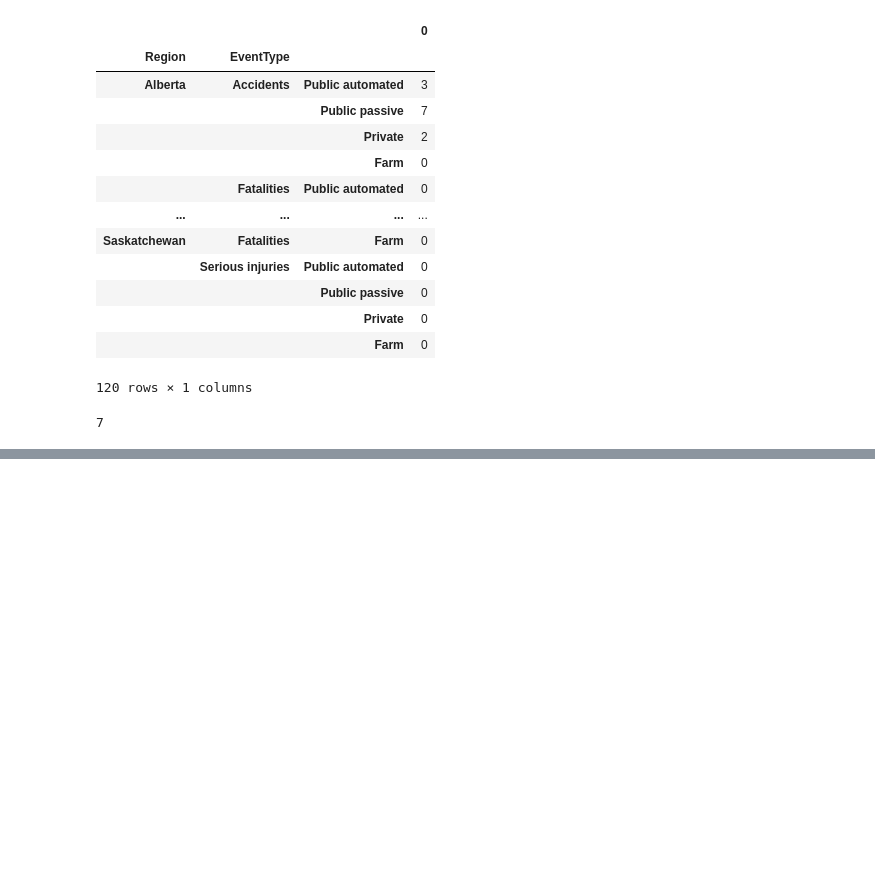
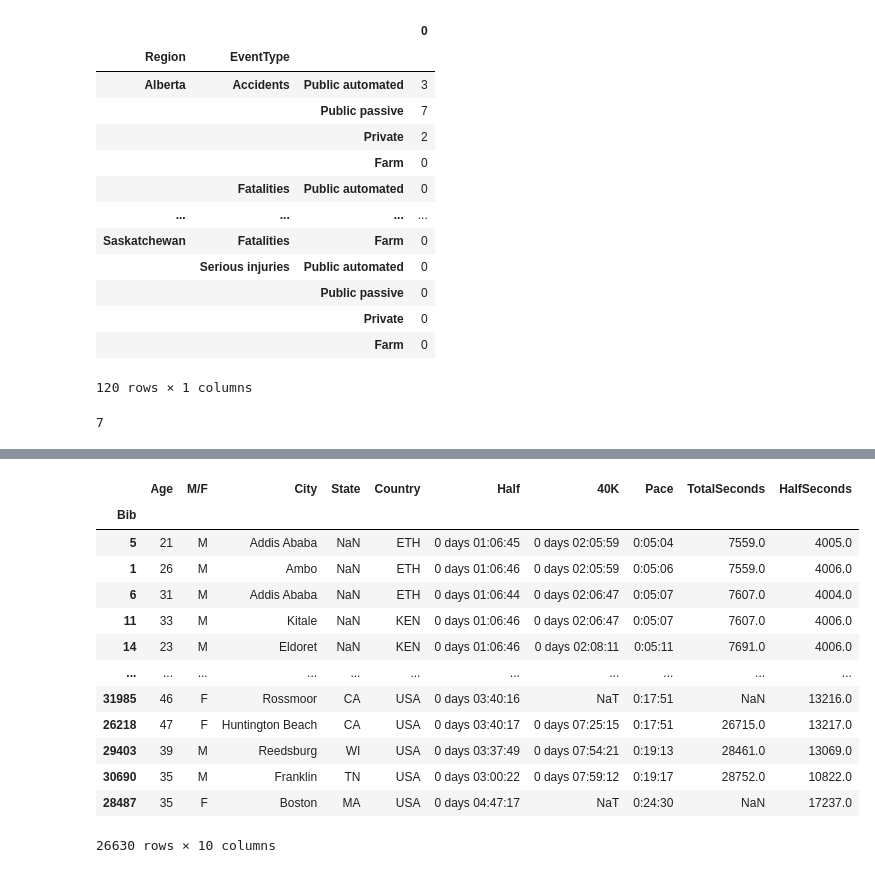
Before and after one commit to Szafranerio/Data_InDepth, a Jupyter notebook: Pandas/Pandas_MultiIndex.ipynb, the cells around one changed output, grey strips where cells are left out. Saved outputs shown, nothing was run; the diff lists cells and outputs as text; code cells hidden in the pictures; blank space fills up the shorter version.

```diff
--- a/Pandas/Pandas_MultiIndex.ipynb
+++ b/Pandas/Pandas_MultiIndex.ipynb
@@ -353,0 +388,3 @@ stacked_data.unstack(0)
+# %%
+data = pd.read_csv('./data/marathon_results_2016.csv', usecols=['Bib', '40K', 'Half', 'Pace', 'Age', 'M/F', 'Country', 'State', 'City'], index_col='Bib')
+data
@@ -353,0 +428,23 @@ stacked_data.unstack(0)
+# %%
+data['40K'] = pd.to_timedelta(data['40K'], errors='coerce')
+data['Half'] = pd.to_timedelta(data['Half'], errors='coerce')
+
+data['TotalSeconds'] = data['40K'].apply(lambda x: x.total_seconds() if pd.notnull(x) else None)
+data['HalfSeconds'] = data['Half'].apply(lambda x: x.total_seconds() if pd.notnull(x) else None)
+
+data
+# %% [output]
+|  | Age | M/F | City | State | Country | Half | 40K | Pace | TotalSeconds | HalfSeconds |
+| Bib |  |  |  |  |  |  |  |  |  |  |
+| 5 | 21 | M | Addis Ababa | NaN | ETH | 0 days 01:06:45 | 0 days 02:05:59 | 0:05:04 | 7559.0 | 4005.0 |
+| 1 | 26 | M | Ambo | NaN | ETH | 0 days 01:06:46 | 0 days 02:05:59 | 0:05:06 | 7559.0 | 4006.0 |
+| 6 | 31 | M | Addis Ababa | NaN | ETH | 0 days 01:06:44 | 0 days 02:06:47 | 0:05:07 | 7607.0 | 4004.0 |
+| 11 | 33 | M | Kitale | NaN | KEN | 0 days 01:06:46 | 0 days 02:06:47 | 0:05:07 | 7607.0 | 4006.0 |
+| 14 | 23 | M | Eldoret | NaN | KEN | 0 days 01:06:46 | 0 days 02:08:11 | 0:05:11 | 7691.0 | 4006.0 |
+| ... | ... | ... | ... | ... | ... | ... | ... | ... | ... | ... |
+| 31985 | 46 | F | Rossmoor | CA | USA | 0 days 03:40:16 | NaT | 0:17:51 | NaN | 13216.0 |
+| 26218 | 47 | F | Huntington Beach | CA | USA | 0 days 03:40:17 | 0 days 07:25:15 | 0:17:51 | 26715.0 | 13217.0 |
+| 29403 | 39 | M | Reedsburg | WI | USA | 0 days 03:37:49 | 0 days 07:54:21 | 0:19:13 | 28461.0 | 13069.0 |
+| 30690 | 35 | M | Franklin | TN | USA | 0 days 03:00:22 | 0 days 07:59:12 | 0:19:17 | 28752.0 | 10822.0 |
+| 28487 | 35 | F | Boston | MA | USA | 0 days 04:47:17 | NaT | 0:24:30 | NaN | 17237.0 |
+26630 rows × 10 columns
```
Also changed, not shown: parts of 13 cells of this notebook.
